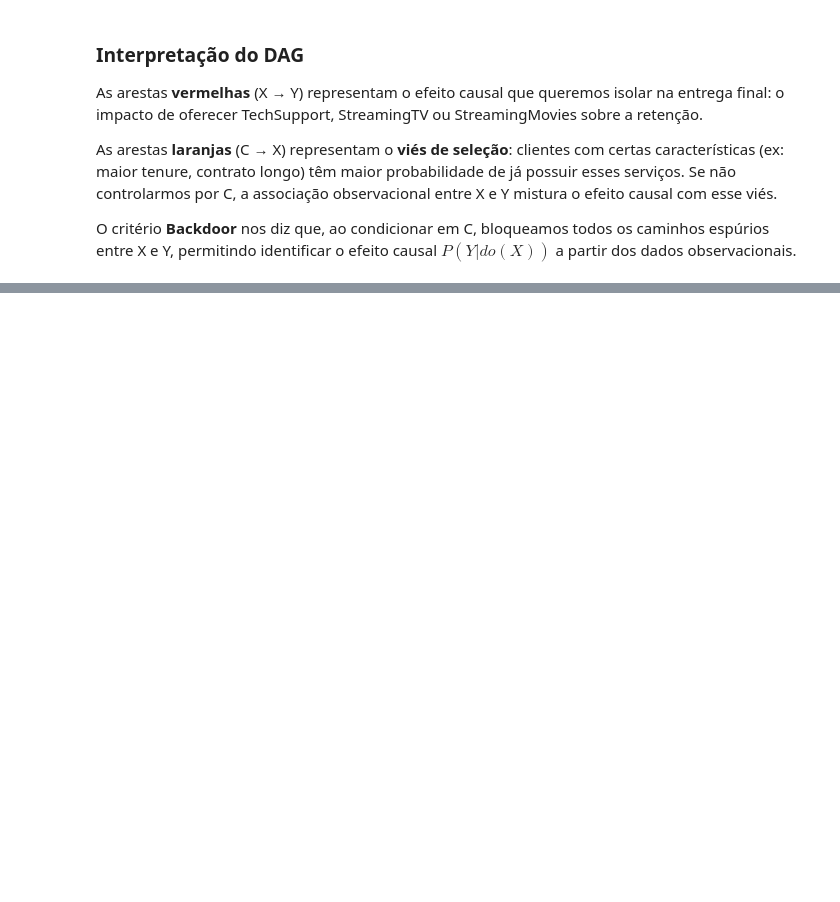
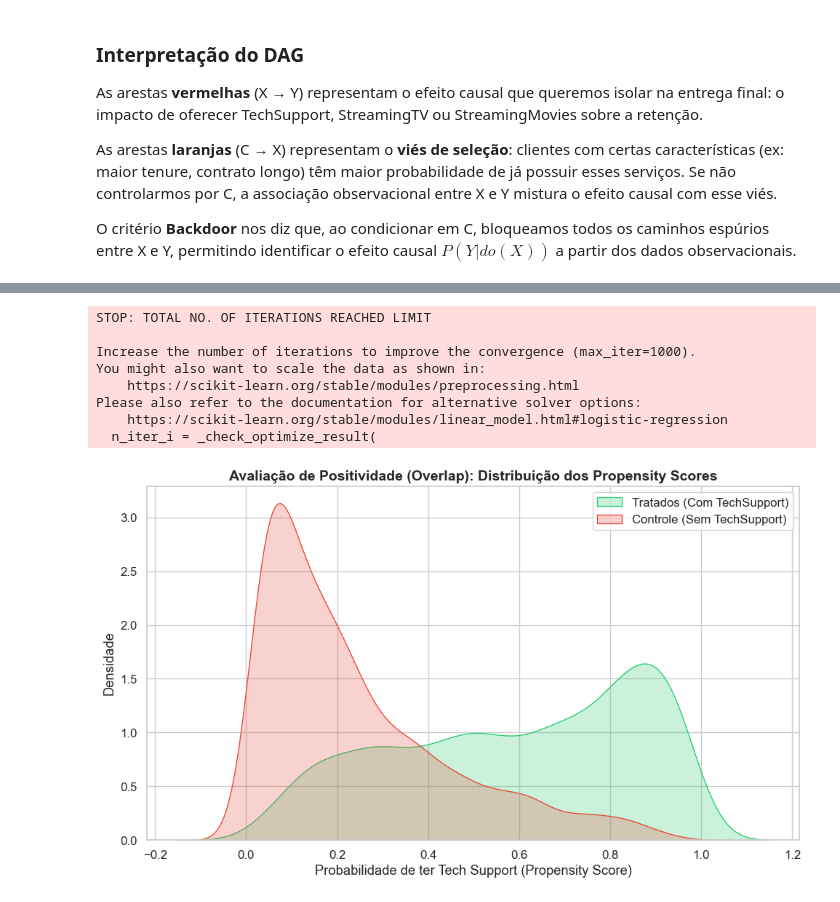
Before and after one commit to tomyt-t/tpcausal, a Jupyter notebook: tpcausal.ipynb, the cells around one changed output, grey strips where cells are left out. Saved outputs shown, nothing was run; the diff lists cells and outputs as text; code cells hidden in the pictures; blank space fills up the shorter version.

```diff
--- a/tpcausal.ipynb
+++ b/tpcausal.ipynb
@@ -576,0 +806,41 @@ O critério **Backdoor** nos diz que, ao condicionar em C, bloqueamos todos os c
+# %%
+# 1. Preparar os dados para o Propensity Score Model
+# Alvo: Ter TechSupport (Ignorando 'No internet service' para esta validação binária)
+df_ps = df[df["TechSupport"] != "No internet service"].copy()
+df_ps["Treat_TechSupport"] = (df_ps["TechSupport"] == "Yes").astype(int)
+
+# Covariáveis (C) - Tudo exceto Tratamentos e Target
+X_ps = df_ps[COVARIATES]
+X_ps = pd.get_dummies(X_ps, drop_first=True)
+
+# 2. Treinar um modelo Logístico simples para prever o Tratamento
+ps_model = LogisticRegression(max_iter=1000, random_state=RANDOM_STATE)
+ps_model.fit(X_ps, df_ps["Treat_TechSupport"])
+
+# 3. Extrair as probabilidades (Propensity Scores)
+df_ps["Propensity_Score"] = ps_model.predict_proba(X_ps)[:, 1]
+
+# 4. Plotar o Gráfico de Overlap
+fig, ax = plt.subplots(figsize=(10, 6))
+
+sns.kdeplot(data=df_ps[df_ps["Treat_TechSupport"] == 1], x="Propensity_Score",
+            fill=True, color="#2ecc71", label="Tratados (Com TechSupport)", ax=ax)
+sns.kdeplot(data=df_ps[df_ps["Treat_TechSupport"] == 0], x="Propensity_Score",
+            fill=True, color="#e74c3c", label="Controle (Sem TechSupport)", ax=ax)
+
+ax.set_title("Avaliação de Positividade (Overlap): Distribuição dos Propensity Scores", fontsize=14, fontweight="bold")
+ax.set_xlabel("Probabilidade de ter Tech Support (Propensity Score)")
+ax.set_ylabel("Densidade")
+ax.legend()
+plt.tight_layout()
+plt.show()
+# %% [output]
+STOP: TOTAL NO. OF ITERATIONS REACHED LIMIT
+
+Increase the number of iterations to improve the convergence (max_iter=1000).
+You might also want to scale the data as shown in:
+    https://scikit-learn.org/stable/modules/preprocessing.html
+Please also refer to the documentation for alternative solver options:
+    https://scikit-learn.org/stable/modules/linear_model.html#logistic-regression
+  n_iter_i = _check_optimize_result(
+[figure, added]
```
Also changed, not shown: parts of 34 cells of this notebook.
